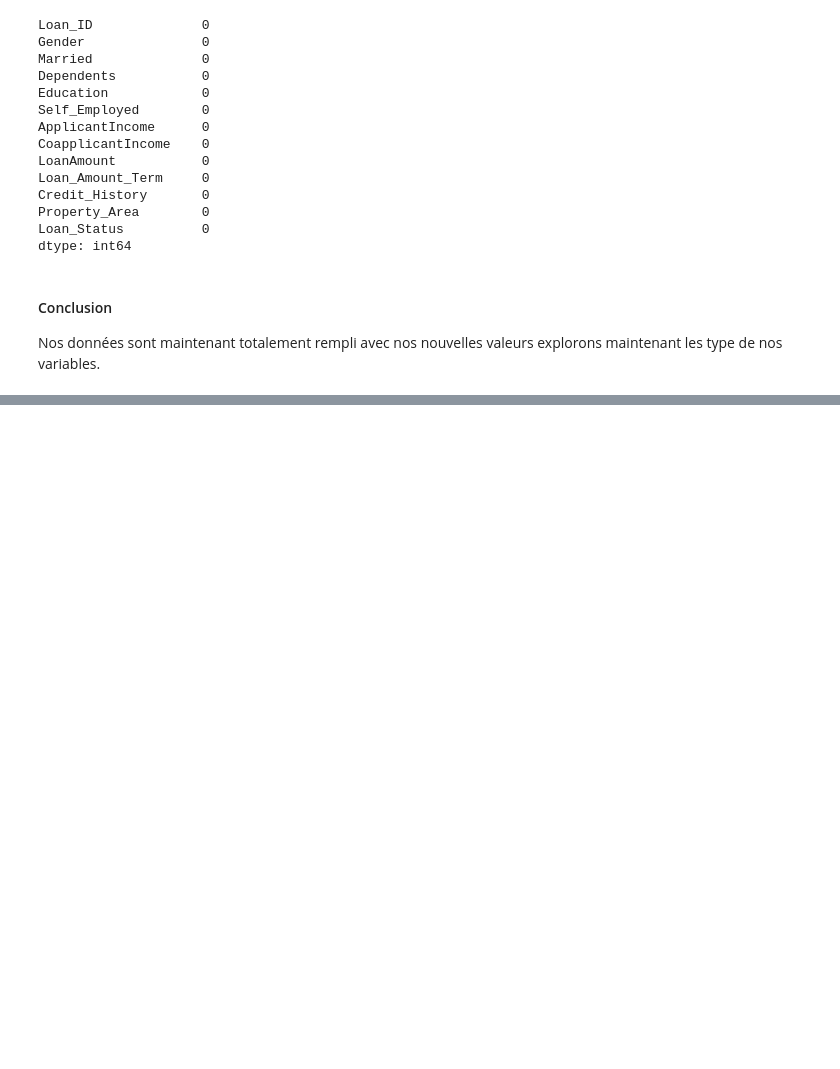
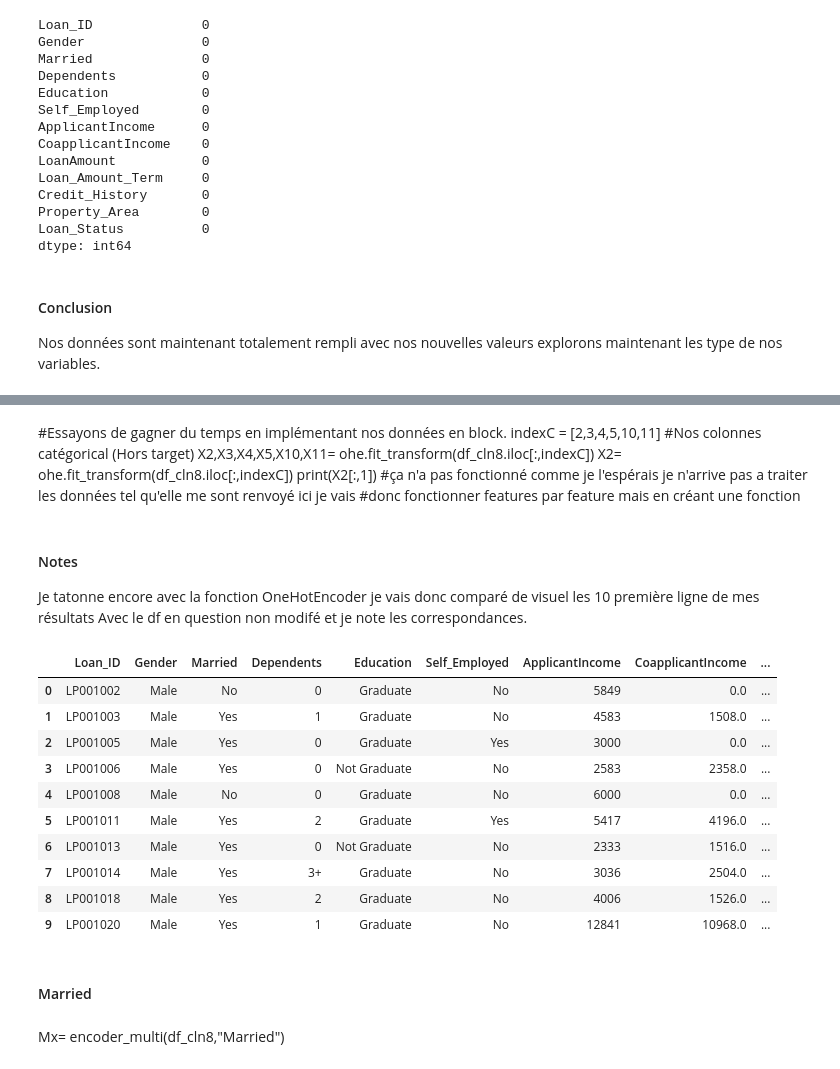
Before and after one commit to Gfeuillas/finance_project, a Jupyter notebook: Projet Finance.ipynb, the cells around one changed output, grey strips where cells are left out. Saved outputs shown, nothing was run; the diff lists cells and outputs as text; code cells hidden in the pictures; blank space fills up the shorter version.

```diff
--- a/Projet Finance.ipynb
+++ b/Projet Finance.ipynb
@@ -902,0 +945,4 @@ Nos données sont maintenant totalement rempli avec nos nouvelles valeurs explor
+# %%
+ohe= OneHotEncoder()
+# %%
+df_cln7= df_cln6.copy()
@@ -902,0 +1043,8 @@ Nos données sont maintenant totalement rempli avec nos nouvelles valeurs explor
+# %% [markdown]
+#Essayons de gagner du temps en implémentant nos données en block.
+indexC = [2,3,4,5,10,11] #Nos colonnes catégorical (Hors target)
+X2,X3,X4,X5,X10,X11= ohe.fit_transform(df_cln8.iloc[:,indexC])
+X2= ohe.fit_transform(df_cln8.iloc[:,indexC])
+print(X2[:,1])
+#ça n'a pas fonctionné comme je l'espérais je n'arrive pas a traiter les données tel qu'elle me sont renvoyé ici je vais
+#donc fonctionner features par feature mais en créant une fonction
@@ -902,0 +1057,23 @@ Nos données sont maintenant totalement rempli avec nos nouvelles valeurs explor
+# %% [markdown]
+#### Notes
+Je tatonne encore avec la fonction OneHotEncoder je vais donc comparé de visuel les 10 première ligne de mes résultats
+Avec le df en question non modifé et je note les correspondances.
+# %%
+#Notre DF_cln7 ou les catégorie n'ont pas encore été modifié.
+df_cln7[:10]
+# %% [output]
+|  | Loan_ID | Gender | Married | Dependents | Education | Self_Employed | ApplicantIncome | CoapplicantIncome | ... |
+| 0 | LP001002 | Male | No | 0 | Graduate | No | 5849 | 0.0 | ... |
+| 1 | LP001003 | Male | Yes | 1 | Graduate | No | 4583 | 1508.0 | ... |
+| 2 | LP001005 | Male | Yes | 0 | Graduate | Yes | 3000 | 0.0 | ... |
+| 3 | LP001006 | Male | Yes | 0 | Not Graduate | No | 2583 | 2358.0 | ... |
+| 4 | LP001008 | Male | No | 0 | Graduate | No | 6000 | 0.0 | ... |
+| 5 | LP001011 | Male | Yes | 2 | Graduate | Yes | 5417 | 4196.0 | ... |
+| 6 | LP001013 | Male | Yes | 0 | Not Graduate | No | 2333 | 1516.0 | ... |
+| 7 | LP001014 | Male | Yes | 3+ | Graduate | No | 3036 | 2504.0 | ... |
+| 8 | LP001018 | Male | Yes | 2 | Graduate | No | 4006 | 1526.0 | ... |
+| 9 | LP001020 | Male | Yes | 1 | Graduate | No | 12841 | 10968.0 | ... |
+# %% [markdown]
+#### Married
+# %% [markdown]
+Mx= encoder_multi(df_cln8,"Married")
```
Also changed, not shown: parts of 48 cells of this notebook.
